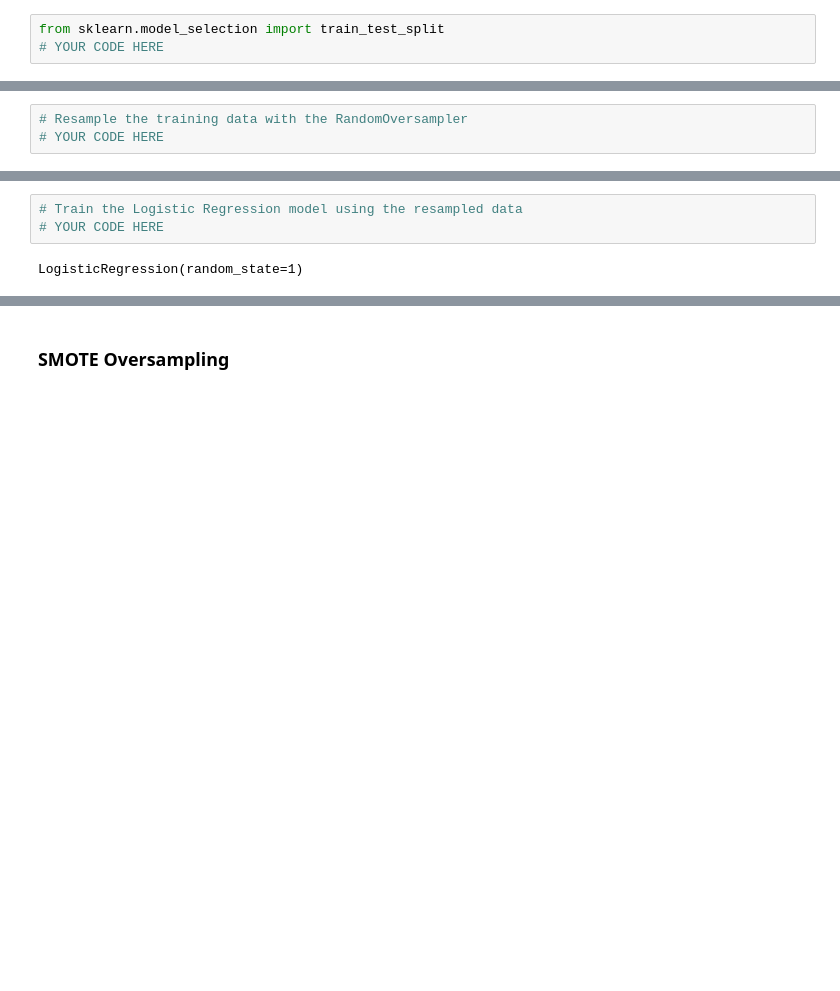
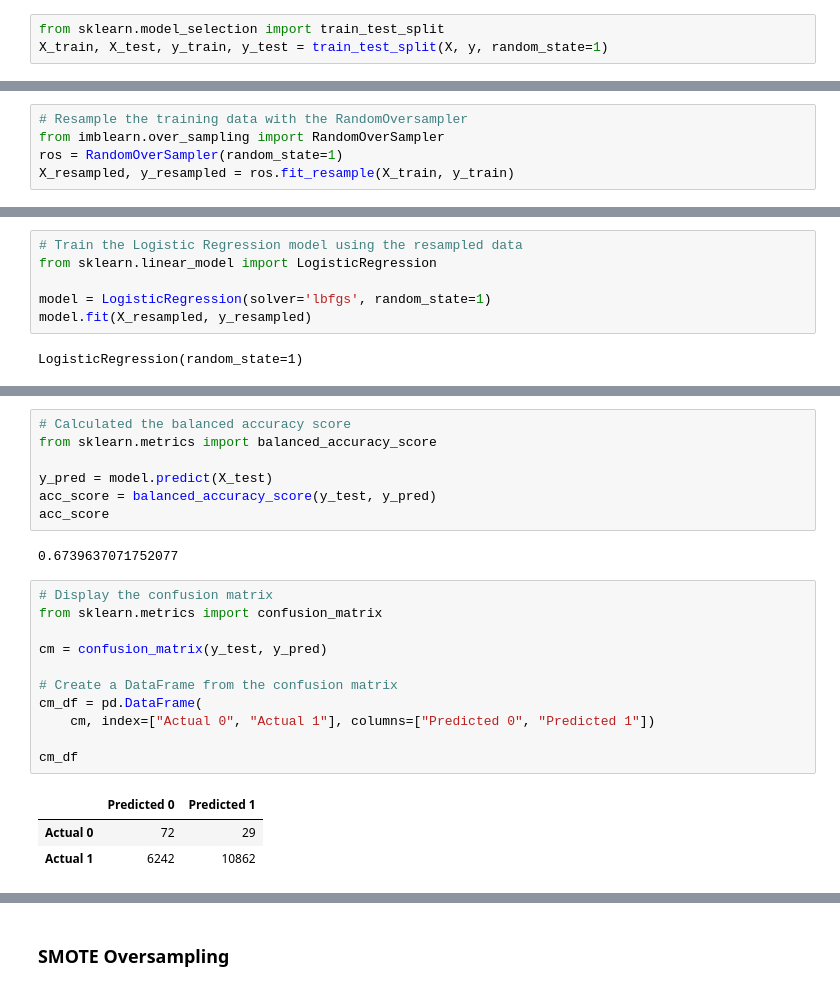
Before and after one commit to ajcurtis916/credit_risk_analysis, a Jupyter notebook: credit_risk_resampling.ipynb, the cells around one changed output, grey strips where cells are left out. Saved outputs shown, nothing was run; the diff lists cells and outputs as text; blank space fills up the shorter version.

```diff
--- a/credit_risk_resampling.ipynb
+++ b/credit_risk_resampling.ipynb
@@ -119,7 +138,7 @@ high_risk      347
 Name: loan_status, dtype: int64
 # %%
 from sklearn.model_selection import train_test_split
-# YOUR CODE HERE
+X_train, X_test, y_train, y_test = train_test_split(X, y, random_state=1)
 # %% [markdown]
 # Oversampling
 
@@ -136,4 +155,6 @@ Note: Use a random state of 1 for each sampling algorithm to ensure consistency
 ### Naive Random Oversampling
 # %%
 # Resample the training data with the RandomOversampler
-# YOUR CODE HERE
+from imblearn.over_sampling import RandomOverSampler
+ros = RandomOverSampler(random_state=1)
+X_resampled, y_resampled = ros.fit_resample(X_train, y_train)
@@ -142,5 +191,8 @@ Counter({'loan_status': 1})
 # %%
 # Train the Logistic Regression model using the resampled data
-# YOUR CODE HERE
+from sklearn.linear_model import LogisticRegression
+
+model = LogisticRegression(solver='lbfgs', random_state=1)
+model.fit(X_resampled, y_resampled)
 # %% [output]
 LogisticRegression(random_state=1)
@@ -167,0 +199,24 @@ avg / total       0.99      0.55      0.74      0.71      0.64      0.40     172
+# %%
+# Calculated the balanced accuracy score
+from sklearn.metrics import balanced_accuracy_score
+
+y_pred = model.predict(X_test)
+acc_score = balanced_accuracy_score(y_test, y_pred)
+acc_score
+# %% [output]
+0.6739637071752077
+# %%
+# Display the confusion matrix
+from sklearn.metrics import confusion_matrix
+
+cm = confusion_matrix(y_test, y_pred)
+
+# Create a DataFrame from the confusion matrix
+cm_df = pd.DataFrame(
+    cm, index=["Actual 0", "Actual 1"], columns=["Predicted 0", "Predicted 1"])
+
+cm_df
+# %% [output]
+|  | Predicted 0 | Predicted 1 |
+| Actual 0 | 72 | 29 |
+| Actual 1 | 6242 | 10862 |
```
Also changed, not shown: parts of 19 cells of this notebook.
